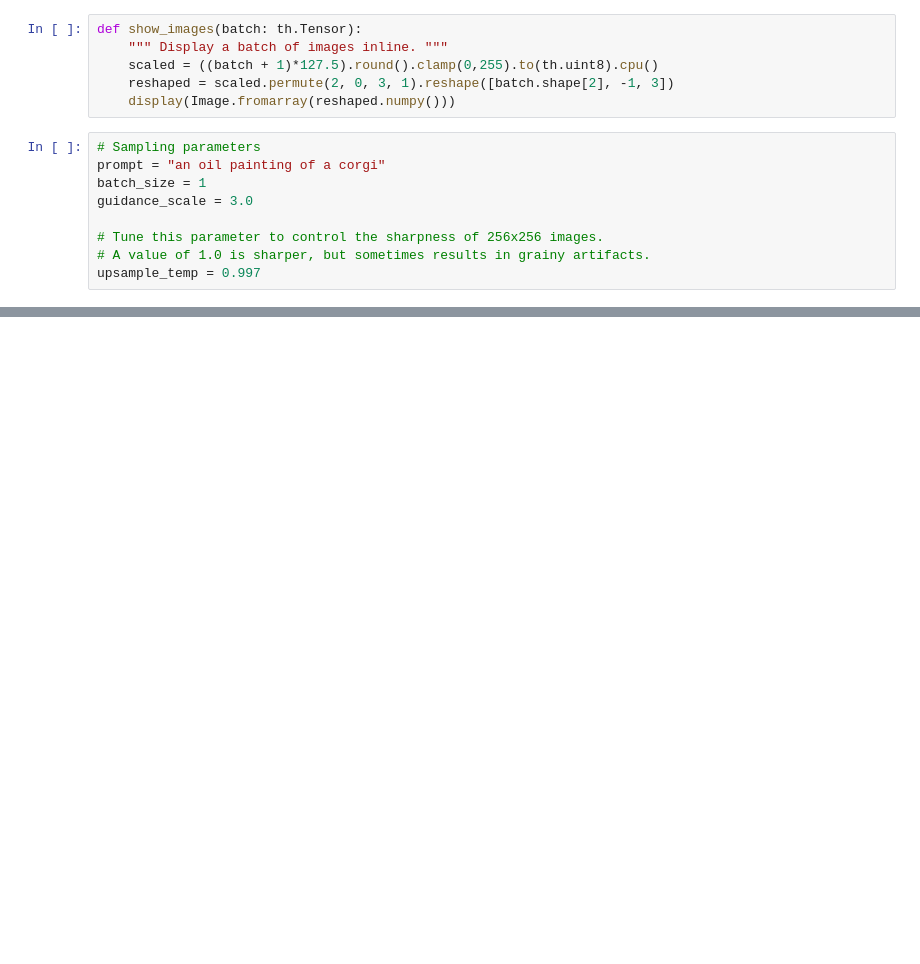
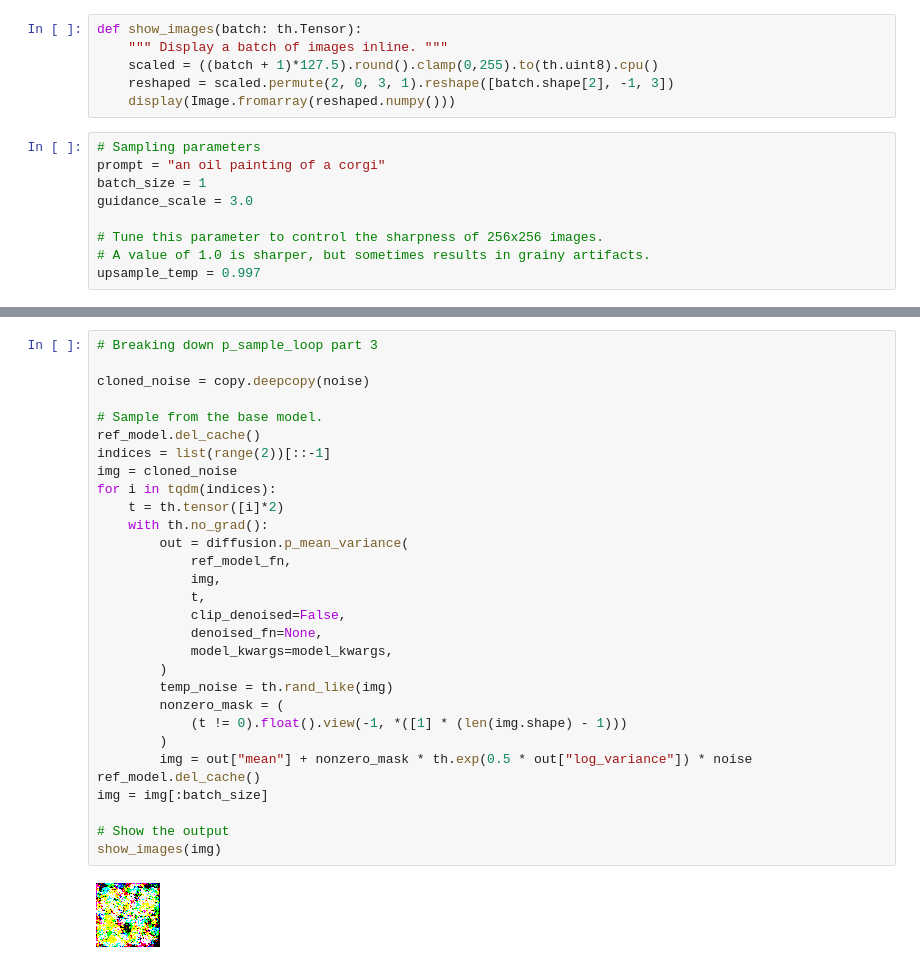
Before and after one commit to pranavgade20/glide, a Jupyter notebook: reference.ipynb, the cells around one changed output, grey strips where cells are left out. Drawn from its saved outputs; the diff is of its cells as text; blank space fills up the shorter version.

```diff
--- a/reference.ipynb
+++ b/reference.ipynb
@@ -211,0 +244,32 @@ show_images(up_samples)
+# %%
+# Breaking down p_sample_loop part 3
+
+cloned_noise = copy.deepcopy(noise)
+
+# Sample from the base model.
+ref_model.del_cache()
+indices = list(range(2))[::-1]
+img = cloned_noise
+for i in tqdm(indices):
+    t = th.tensor([i]*2)
+    with th.no_grad():
+        out = diffusion.p_mean_variance(
+            ref_model_fn,
+            img,
+            t,
+            clip_denoised=False,
+            denoised_fn=None,
+            model_kwargs=model_kwargs,
+        )
+        temp_noise = th.rand_like(img)
+        nonzero_mask = (
+            (t != 0).float().view(-1, *([1] * (len(img.shape) - 1)))
+        )
+        img = out["mean"] + nonzero_mask * th.exp(0.5 * out["log_variance"]) * noise
+ref_model.del_cache()
+img = img[:batch_size]
+
+# Show the output
+show_images(img)
+# %% [output]
+[figure, added]
```
Also changed, not shown: parts of 16 cells of this notebook, 3 other files.
